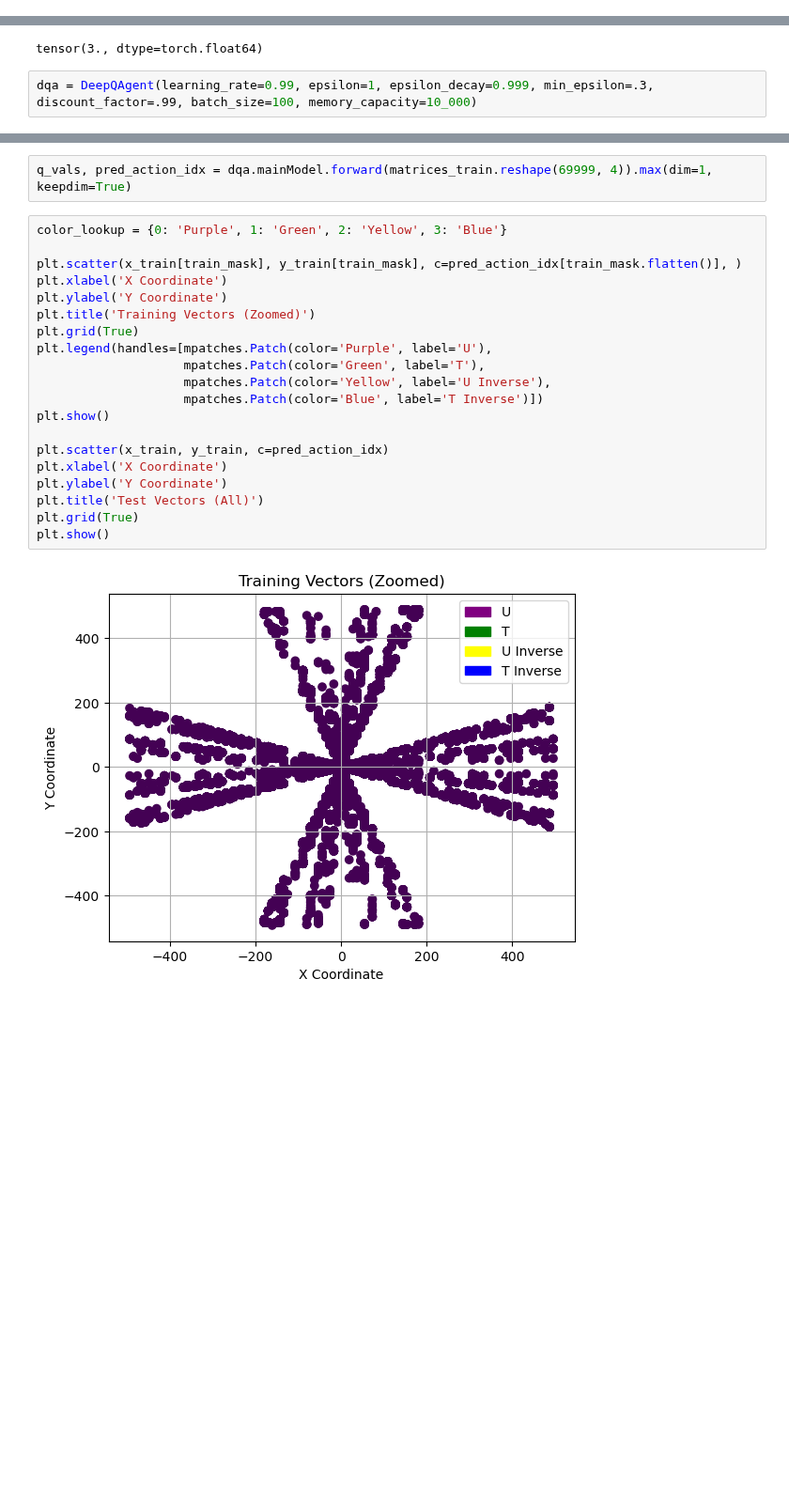
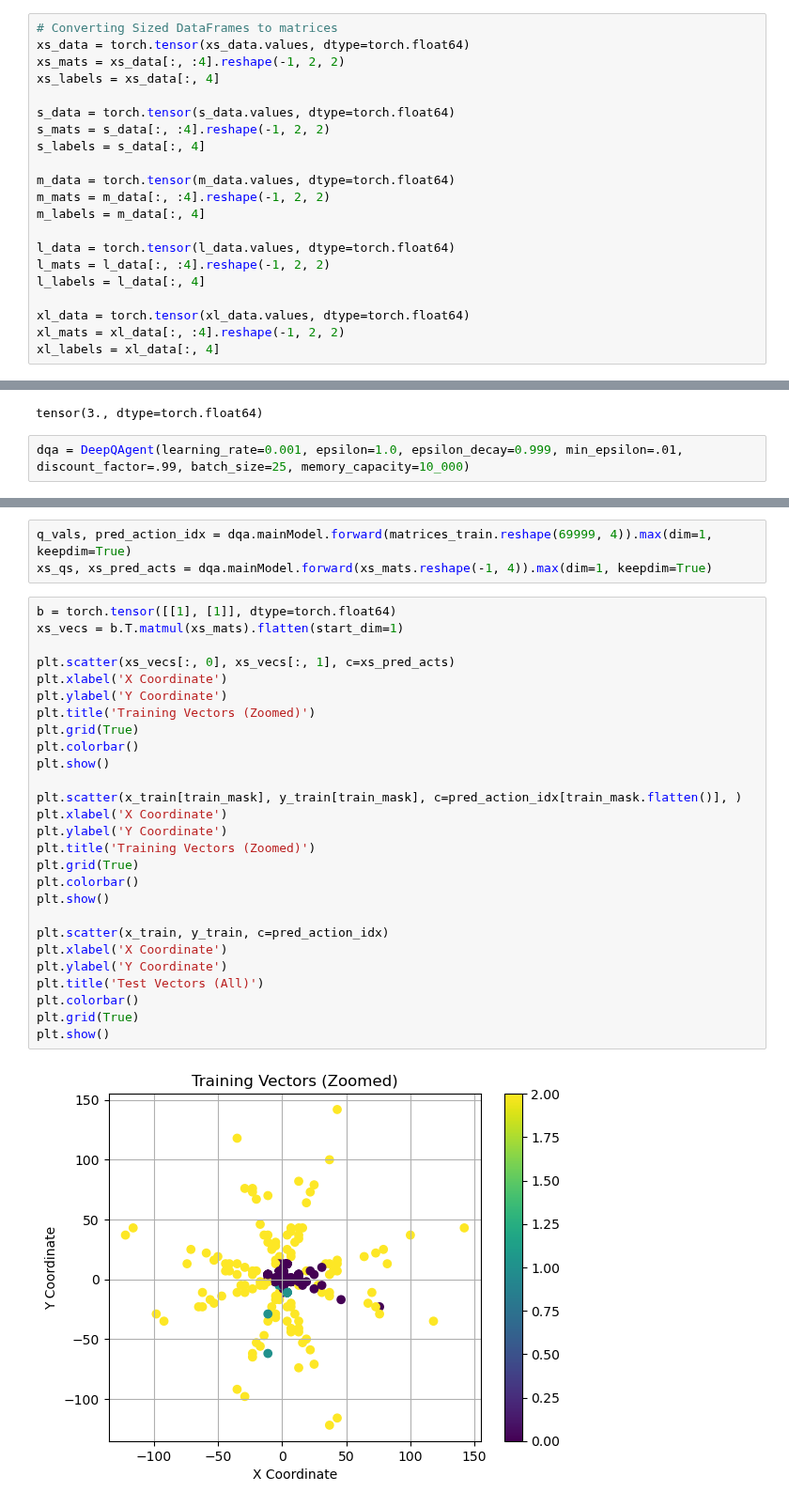
Before and after one commit to MXM-MachineLearning/MXM_AI_Ellenberg, a Jupyter notebook: SL2_Z/Q_learning/deep_Q_learning.ipynb, the cells around one changed output, grey strips where cells are left out. Shown at 94% size. Drawn from its saved outputs; the diff is of its cells as text; blank space fills up the shorter version.

```diff
--- a/SL2_Z/Q_learning/deep_Q_learning.ipynb
+++ b/SL2_Z/Q_learning/deep_Q_learning.ipynb
@@ -200,3 +217,24 @@ test_df = pd.read_csv(test_fp)
+# %%
+# Converting Sized DataFrames to matrices
+xs_data = torch.tensor(xs_data.values, dtype=torch.float64)
+xs_mats = xs_data[:, :4].reshape(-1, 2, 2)
+xs_labels = xs_data[:, 4]
+
+s_data = torch.tensor(s_data.values, dtype=torch.float64)
+s_mats = s_data[:, :4].reshape(-1, 2, 2)
+s_labels = s_data[:, 4]
+
+m_data = torch.tensor(m_data.values, dtype=torch.float64)
+m_mats = m_data[:, :4].reshape(-1, 2, 2)
+m_labels = m_data[:, 4]
+
+l_data = torch.tensor(l_data.values, dtype=torch.float64)
+l_mats = l_data[:, :4].reshape(-1, 2, 2)
+l_labels = l_data[:, 4]
+
+xl_data = torch.tensor(xl_data.values, dtype=torch.float64)
+xl_mats = xl_data[:, :4].reshape(-1, 2, 2)
+xl_labels = xl_data[:, 4]
 # %%
 # All matrices
 matrices_all = torch.tensor(df.values, dtype=torch.float64).reshape(100000, 2, 2)
@@ -287,7 +327,7 @@ print(labels_train[0])
 [figure]
 tensor(3., dtype=torch.float64)
 # %%
-dqa = DeepQAgent(learning_rate=0.99, epsilon=1, epsilon_decay=0.999, min_epsilon=.3, discount_factor=.99, batch_size=100, memory_capacity=10_000)
+dqa = DeepQAgent(learning_rate=0.001, epsilon=1.0, epsilon_decay=0.999, min_epsilon=.01, discount_factor=.99, batch_size=25, memory_capacity=10_000)
 # %%
 U = torch.tensor([[1, 3], [0, 1]], dtype=torch.float64)
 T = torch.tensor([[1, 0], [3, 1]], dtype=torch.float64)
@@ -357,25 +391,33 @@ tensor([-1.2559, -8.6122, -7.2395, -1.3106], dtype=torch.float64,
        grad_fn=<AddBackward0>)
 # %%
 q_vals, pred_action_idx = dqa.mainModel.forward(matrices_train.reshape(69999, 4)).max(dim=1, keepdim=True)
+xs_qs, xs_pred_acts = dqa.mainModel.forward(xs_mats.reshape(-1, 4)).max(dim=1, keepdim=True)
 # %%
-color_lookup = {0: 'Purple', 1: 'Green', 2: 'Yellow', 3: 'Blue'}
+b = torch.tensor([[1], [1]], dtype=torch.float64)
+xs_vecs = b.T.matmul(xs_mats).flatten(start_dim=1)
+
+plt.scatter(xs_vecs[:, 0], xs_vecs[:, 1], c=xs_pred_acts)
+plt.xlabel('X Coordinate')
+plt.ylabel('Y Coordinate')
+plt.title('Training Vectors (Zoomed)')
+plt.grid(True)
+plt.colorbar()
+plt.show()
 
 plt.scatter(x_train[train_mask], y_train[train_mask], c=pred_action_idx[train_mask.flatten()], )
 plt.xlabel('X Coordinate')
 plt.ylabel('Y Coordinate')
 plt.title('Training Vectors (Zoomed)')
 plt.grid(True)
-plt.legend(handles=[mpatches.Patch(color='Purple', label='U'),
-                    mpatches.Patch(color='Green', label='T'),
-                    mpatches.Patch(color='Yellow', label='U Inverse'),
-                    mpatches.Patch(color='Blue', label='T Inverse')])
+plt.colorbar()
 plt.show()
 
 plt.scatter(x_train, y_train, c=pred_action_idx)
 plt.xlabel('X Coordinate')
 plt.ylabel('Y Coordinate')
 plt.title('Test Vectors (All)')
+plt.colorbar()
 plt.grid(True)
 plt.show()
 # %% [output]
-[figure, old version]
+[figure, new version]
```
Also changed, not shown: parts of 21 cells of this notebook.
